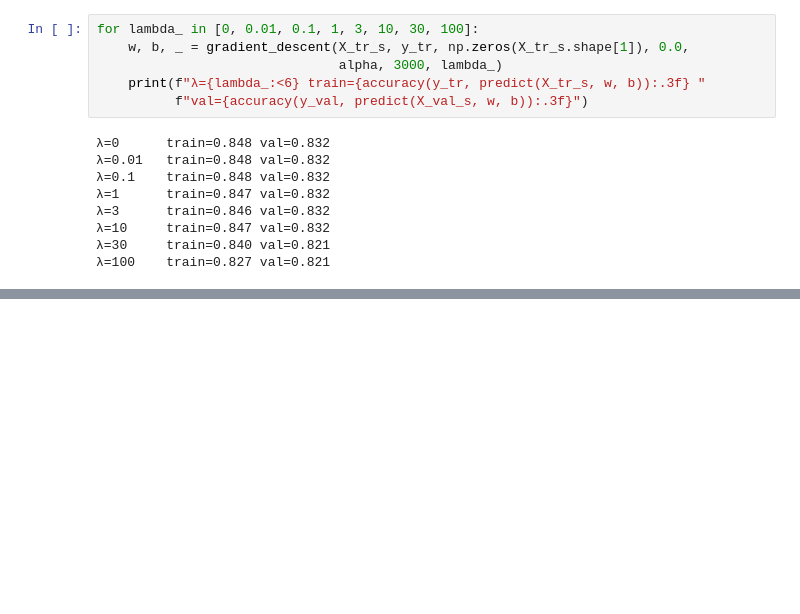
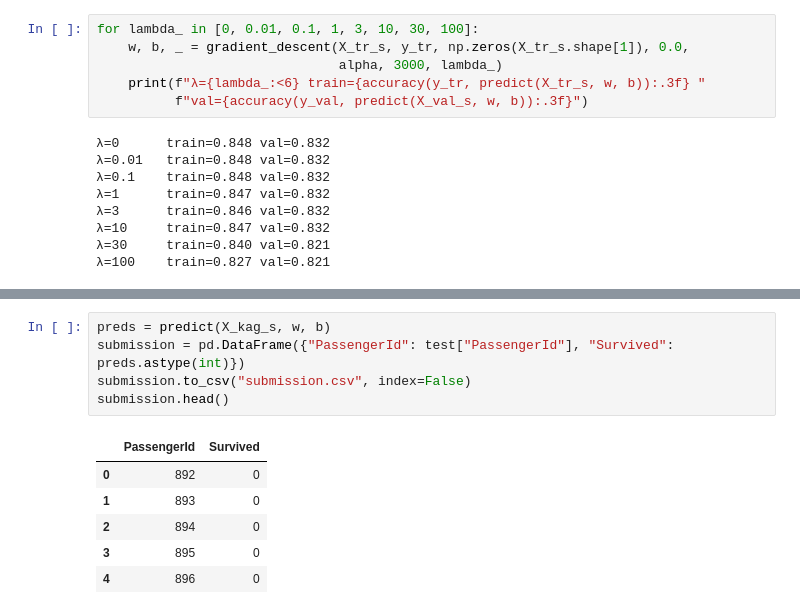
Before and after one commit to SharmaHridya/Titanic-survival-prediction, a Jupyter notebook: titanic.ipynb, the cells around one changed output, grey strips where cells are left out. Saved outputs shown, nothing was run; the diff lists cells and outputs as text; blank space fills up the shorter version.

```diff
--- a/titanic.ipynb
+++ b/titanic.ipynb
@@ -375,0 +401,12 @@ for lambda_ in [0, 0.01, 0.1, 1, 3, 10, 30, 100]:
+# %%
+preds = predict(X_kag_s, w, b)
+submission = pd.DataFrame({"PassengerId": test["PassengerId"], "Survived": preds.astype(int)})
+submission.to_csv("submission.csv", index=False)
+submission.head()
+# %% [output]
+|  | PassengerId | Survived |
+| 0 | 892 | 0 |
+| 1 | 893 | 0 |
+| 2 | 894 | 0 |
+| 3 | 895 | 0 |
+| 4 | 896 | 0 |
```
Also changed, not shown: parts of 4 cells of this notebook, 2 other files.
